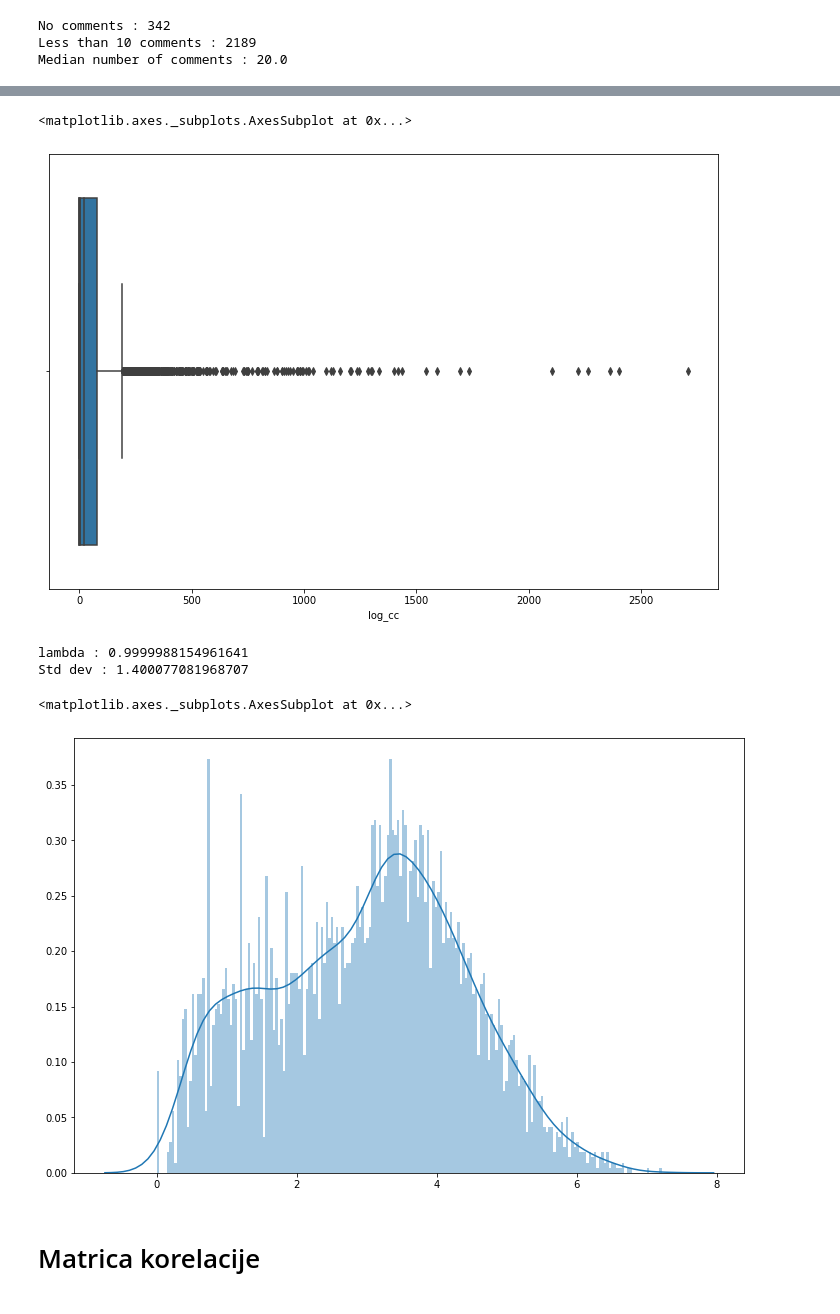
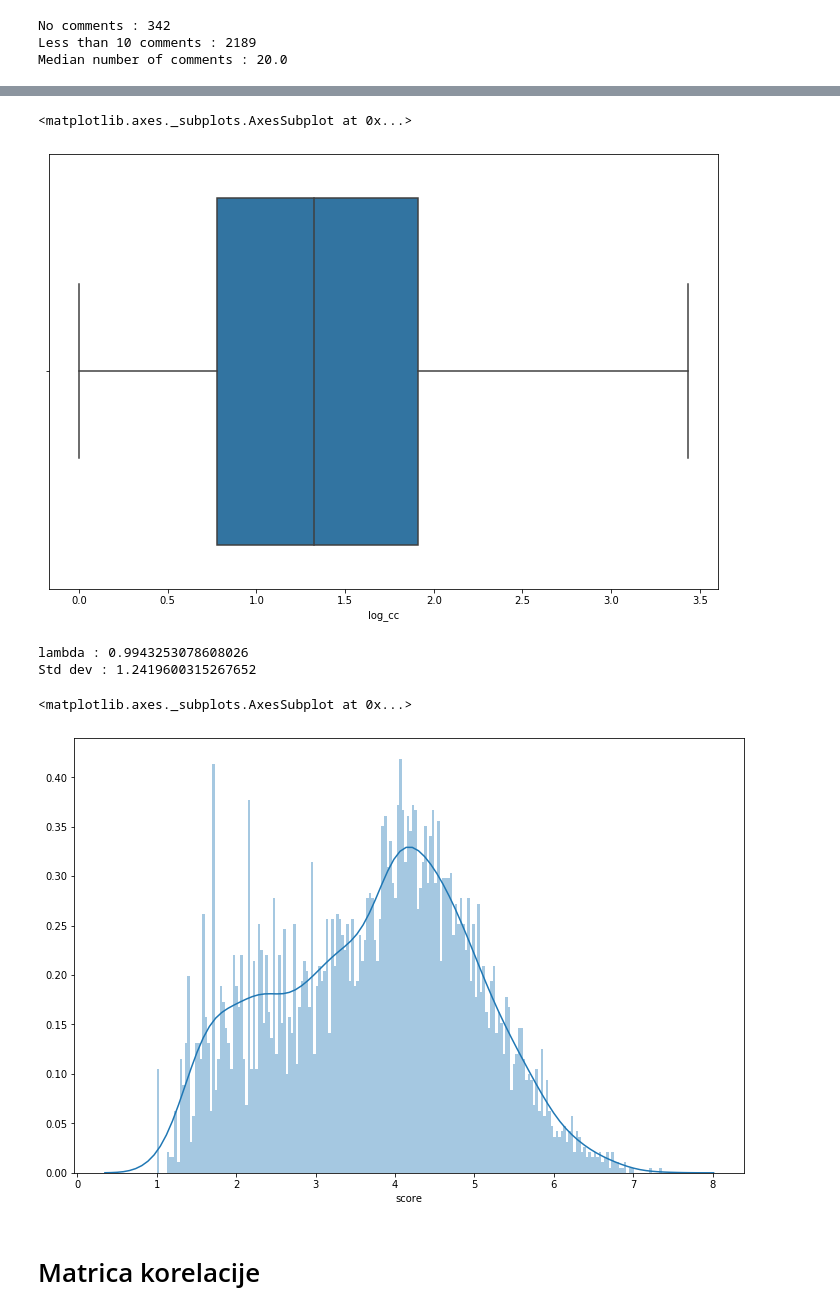
Before and after one commit to SimicSvetislav/9gag-post-popularity-prediction, a Jupyter notebook: notebooks/visualization.ipynb, the cells around one changed output, grey strips where cells are left out. Cells and saved outputs as stored; diff of their text form; code cells hidden in the pictures.

```diff
--- a/notebooks/visualization.ipynb
+++ b/notebooks/visualization.ipynb
@@ -6,7 +6,7 @@ import seaborn as sb
 # %%
 plt.rcParams["figure.figsize"] = (12,8)
 # %%
-dataset = pd.read_csv('../features_complete_v3.csv')
+dataset = pd.read_csv('./features_complete_v3.csv')
 dataset.shape
 # %% [output]
 (6007, 44)
@@ -186,9 +182,3 @@ print("Median number of comments :", dataset['comments count'].median())
 No comments : 342
 Less than 10 comments : 2189
 Median number of comments : 20.0
-# %%
-scores = np.where(dataset['comments count'] > 0.1, dataset['comments count'], 0.1)
-
-dataset['comments count log'] = np.log10(scores)
-
-sb.distplot(dataset['comments count log'], bins=200, kde=False)
@@ -198,10 +185,12 @@ sb.distplot(dataset['comments count log'], bins=200, kde=False)
 # %%
-sb.boxplot(x=dataset['comments count'])
+# sb.boxplot(x=dataset['comments count'])
 sb.boxplot(x=dataset['log_cc'])
 # %% [output]
 <matplotlib.axes._subplots.AxesSubplot at 0x...>
-[figure, old version]
+[figure, new version]
 # %%
+# Koriscenje boxcox funkcije, kako bi se što bolje normalizovalo ciljano obeležje
+
 from scipy import stats
 import statistics
 
@@ -210,14 +199,14 @@ x = dataset['score'] + 1
 dataset['score'], l = stats.boxcox(x)
 
 print("lambda :", l)
-print("Std dev :", statistics.stdev(xt))
+print("Std dev :", statistics.stdev(x))
 
-sb.distplot(xt, bins=200, kde=True)
+sb.distplot(x, bins=200, kde=True)
 # %% [output]
-lambda : 0.9999988154961641
-Std dev : 1.400077081968707
+lambda : 0.9943253078608026
+Std dev : 1.2419600315267652
 <matplotlib.axes._subplots.AxesSubplot at 0x...>
-[figure, old version]
+[figure, new version]
 # %% [markdown]
 # Matrica korelacije
 # %%
```
Also changed, not shown: parts of 18 cells of this notebook, 3 other files.
